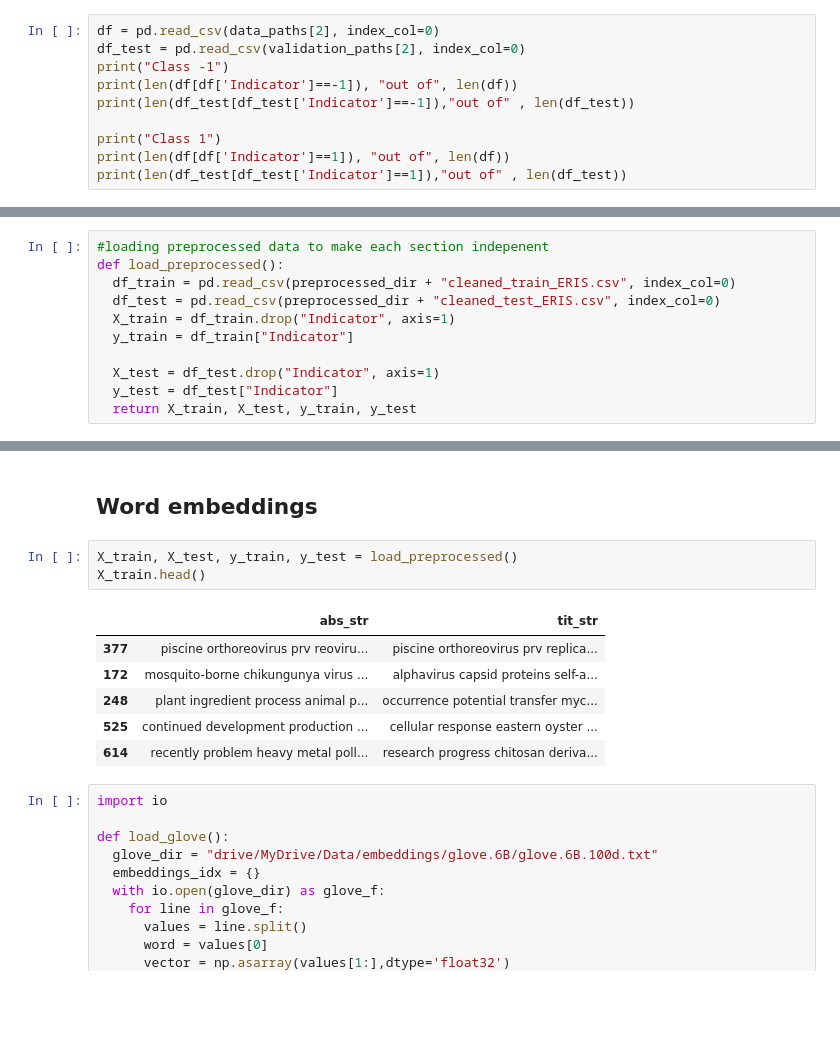
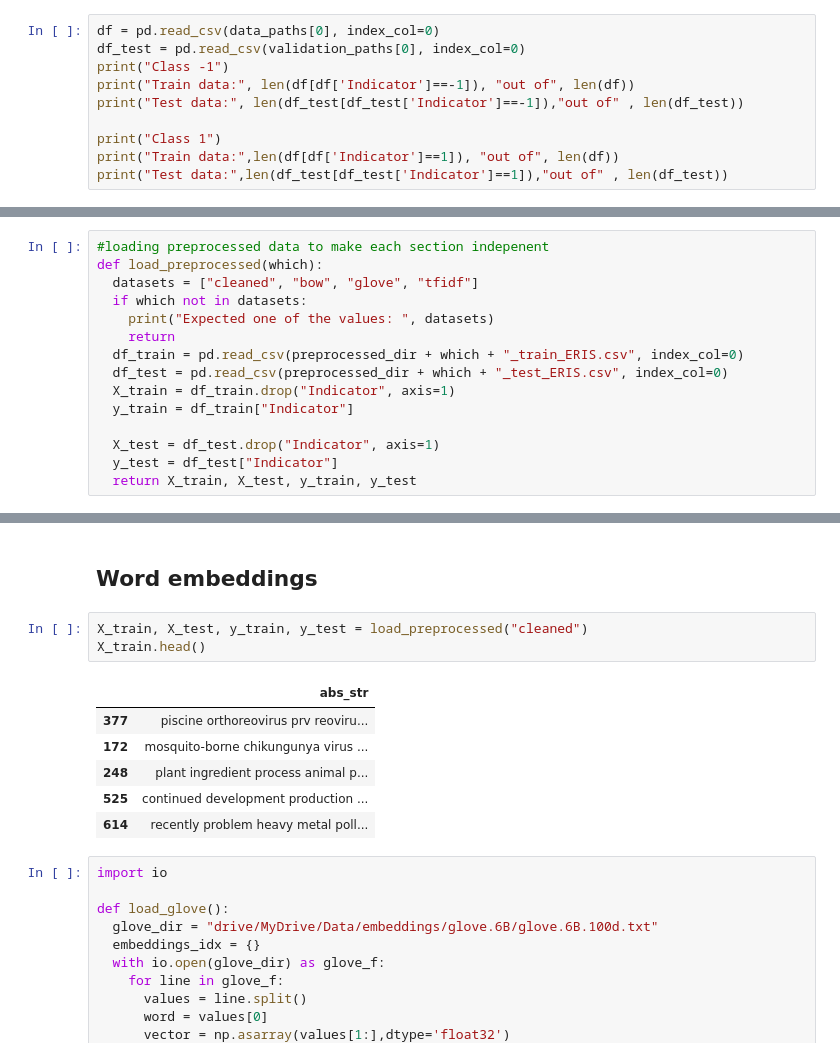
Before and after one commit to jsokolowska/ner-text-classification, a Jupyter notebook: practicalExcercise.ipynb, the cells around one changed output, grey strips where cells are left out. Drawn from its saved outputs; the diff is of its cells as text; blank space fills up the shorter version.

```diff
--- a/practicalExcercise.ipynb
+++ b/practicalExcercise.ipynb
@@ -23,14 +25,14 @@ data_paths = [f'drive/MyDrive/Data/refsa-sample-data/{x}/use_as_train_{x}.csv' f
 validation_paths =  [f'drive/MyDrive/Data/refsa-sample-data/{x}/use_as_validation_{x}.csv' for x in ["ERIS", "Isoflavones", "Bacillus"]]
 preprocessed_dir = 'drive/MyDrive/Data/refsa-sample-data/cleaned/'
 # %%
-df = pd.read_csv(data_paths[2], index_col=0)
-df_test = pd.read_csv(validation_paths[2], index_col=0)
+df = pd.read_csv(data_paths[0], index_col=0)
+df_test = pd.read_csv(validation_paths[0], index_col=0)
 print("Class -1")
-print(len(df[df['Indicator']==-1]), "out of", len(df))
-print(len(df_test[df_test['Indicator']==-1]),"out of" , len(df_test))
+print("Train data:", len(df[df['Indicator']==-1]), "out of", len(df))
+print("Test data:", len(df_test[df_test['Indicator']==-1]),"out of" , len(df_test))
 
 print("Class 1")
-print(len(df[df['Indicator']==1]), "out of", len(df))
-print(len(df_test[df_test['Indicator']==1]),"out of" , len(df_test))
+print("Train data:",len(df[df['Indicator']==1]), "out of", len(df))
+print("Test data:",len(df_test[df_test['Indicator']==1]),"out of" , len(df_test))
 # %% [output]
 Class -1
@@ -42,8 +44,12 @@ Class 1
 # %%
 #loading preprocessed data to make each section indepenent
-def load_preprocessed():
-  df_train = pd.read_csv(preprocessed_dir + "cleaned_train_ERIS.csv", index_col=0)
-  df_test = pd.read_csv(preprocessed_dir + "cleaned_test_ERIS.csv", index_col=0)
+def load_preprocessed(which):
+  datasets = ["cleaned", "bow", "glove", "tfidf"]
+  if which not in datasets:
+    print("Expected one of the values: ", datasets)
+    return
+  df_train = pd.read_csv(preprocessed_dir + which + "_train_ERIS.csv", index_col=0)
+  df_test = pd.read_csv(preprocessed_dir + which + "_test_ERIS.csv", index_col=0)
   X_train = df_train.drop("Indicator", axis=1)
   y_train = df_train["Indicator"]
 
@@ -692,15 +611,15 @@ Accuracy: 0.75  F1 score: 0.29787234042553196   Recall: 0.35
 Word embeddings
 ----
 # %%
-X_train, X_test, y_train, y_test = load_preprocessed()
+X_train, X_test, y_train, y_test = load_preprocessed("cleaned")
 X_train.head()
 # %% [output]
-|  | abs_str | tit_str |
-| 377 | piscine orthoreovirus prv reoviru... | piscine orthoreovirus prv replica... |
-| 172 | mosquito-borne chikungunya virus ... | alphavirus capsid proteins self-a... |
-| 248 | plant ingredient process animal p... | occurrence potential transfer myc... |
-| 525 | continued development production ... | cellular response eastern oyster ... |
-| 614 | recently problem heavy metal poll... | research progress chitosan deriva... |
+|  | abs_str |
+| 377 | piscine orthoreovirus prv reoviru... |
+| 172 | mosquito-borne chikungunya virus ... |
+| 248 | plant ingredient process animal p... |
+| 525 | continued development production ... |
+| 614 | recently problem heavy metal poll... |
 # %%
 import io
 
```
Also changed, not shown: parts of 50 cells of this notebook.
